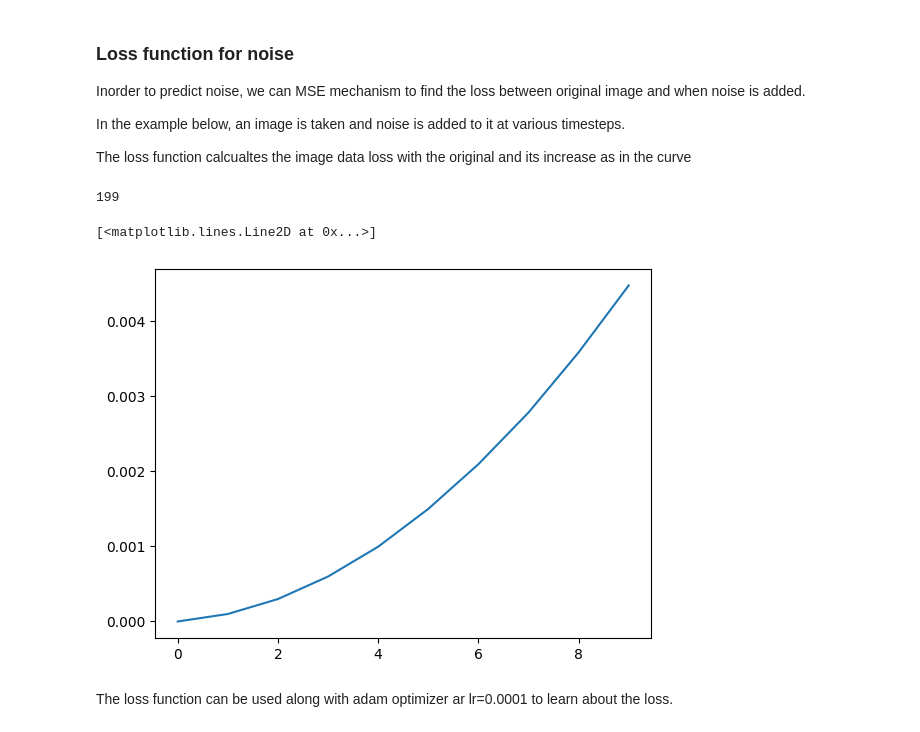
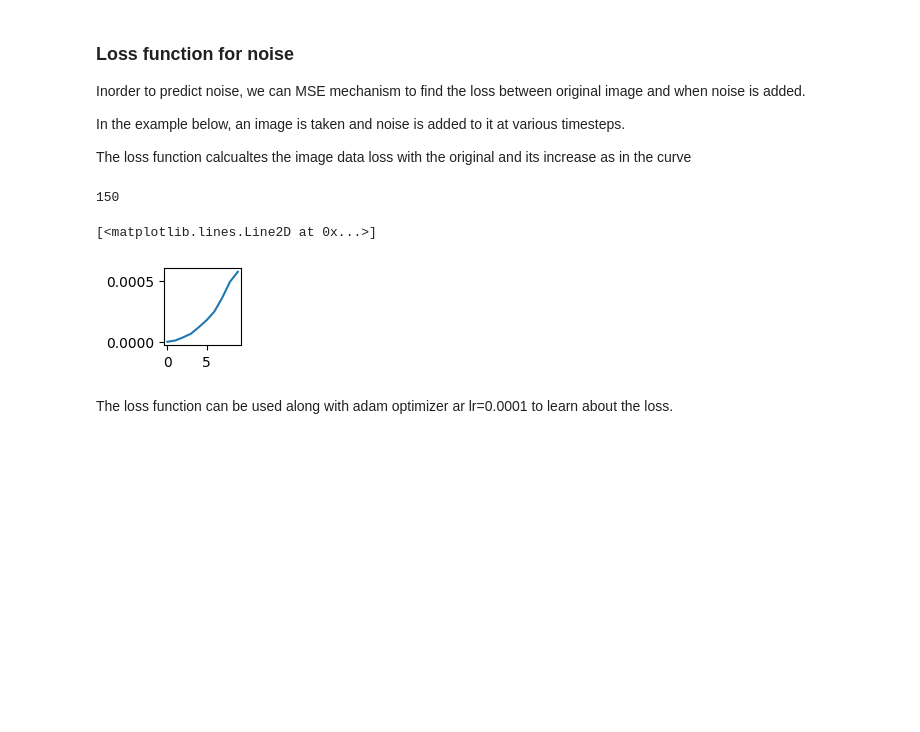
Before and after one commit to vadhri/ai-notebook, a Jupyter notebook: diffusion/minst/PredictNoise.ipynb, the cells around one changed output. Drawn from its saved outputs; the diff is of its cells as text; code cells hidden in the pictures; blank space fills up the shorter version.

```diff
--- a/diffusion/minst/PredictNoise.ipynb
+++ b/diffusion/minst/PredictNoise.ipynb
@@ -239,34 +223,34 @@ In the example below, an image is taken and noise is added to it at various time
 The loss function calcualtes the image data loss with the original and its increase as in the curve
 # %%
 # image at certain step directly
-input = Image.open("/content/ace_of_clubs.png")
-input = ToTensor()(input)
-iters = 300
-beta = [i/10000 for i in range(1,int(0.02*10000), 1)]
+input = next(iter(data))[0][0]
+iters = 150
+beta = torch.linspace(0.00001, 0.002, 150)
 iters = len(beta)
 print (iters)
 alpha = [1-i for i in beta]
 
 def getImageAtIter(iters, input):
     alpha_val = 1
 
     for i in range(iters):
         alpha_val *= alpha[i]
 
     noise = torch.randn_like(input) * np.sqrt(1- alpha_val)
     input = np.sqrt(alpha_val)*input + np.sqrt(alpha_val) * noise
     return input
 
 def loss_fun(a,b):
     return torch.nn.MSELoss()(a,b)
 
 losses = [loss_fun(getImageAtIter(i, input), input) for i in range(10)]
-
+plt.figure(figsize=(1,1))
+# plt.imshow(ToPILImage(getImageAtIter(1, input)))
 plt.plot(losses)
 # %% [output]
-199
+150
 [<matplotlib.lines.Line2D at 0x...>]
-[figure, old version]
+[figure, new version]
 # %% [markdown]
 The loss function can be used along with adam optimizer ar lr=0.0001 to learn about the loss.
 # %%
```
Also changed, not shown: parts of 3 cells of this notebook, 16 other files.
